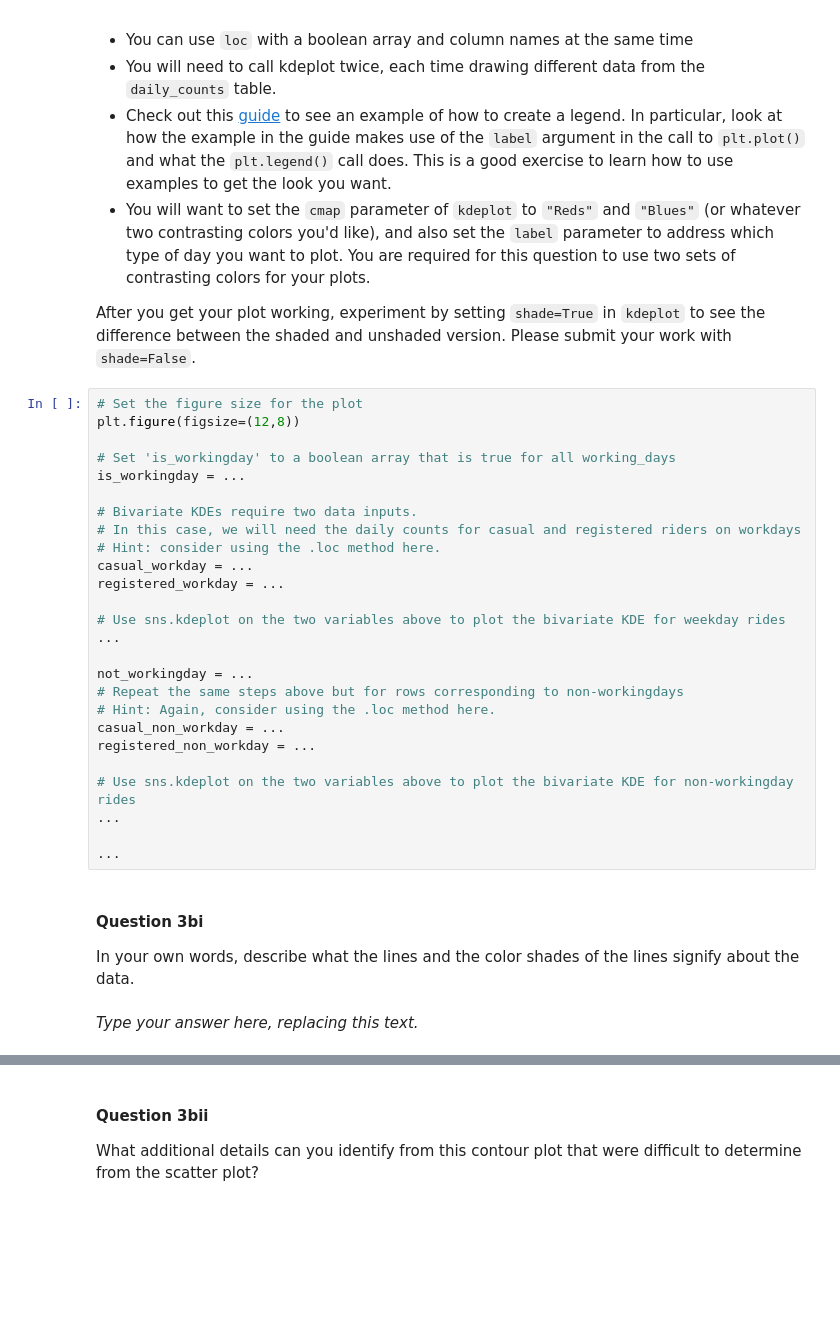
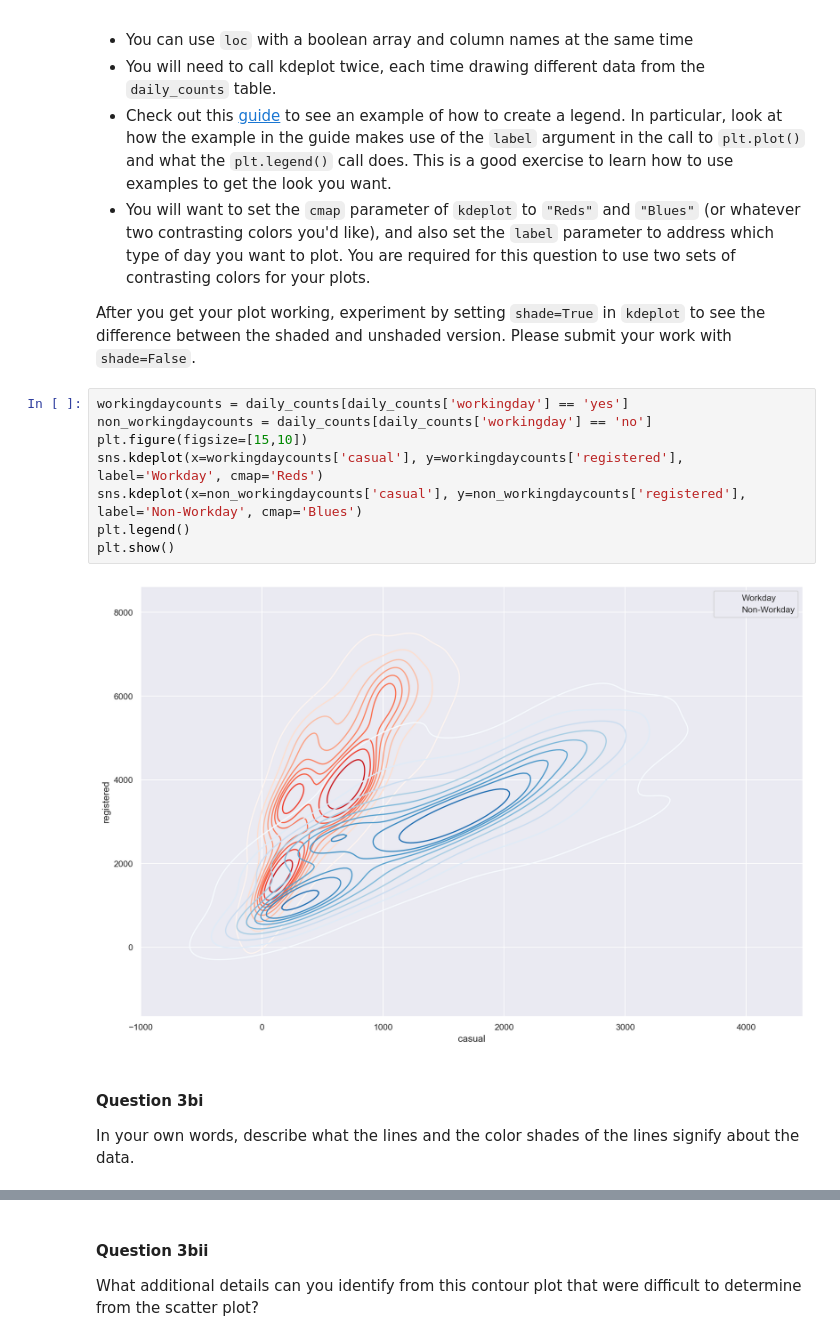
Before and after one commit to yuxin-miao/DS4710, a Jupyter notebook: Homework/hw04.ipynb, the cells around one changed output, grey strips where cells are left out. Drawn from its saved outputs; the diff is of its cells as text; blank space fills up the shorter version.

```diff
--- a/Homework/hw04.ipynb
+++ b/Homework/hw04.ipynb
@@ -335,32 +375,16 @@ name: q3a
 points: 5
 manual: true
 -->
-# %%
-# Set the figure size for the plot
-plt.figure(figsize=(12,8))
-
-# Set 'is_workingday' to a boolean array that is true for all working_days
-is_workingday = ...
-
-# Bivariate KDEs require two data inputs.
-# In this case, we will need the daily counts for casual and registered riders on workdays
-# Hint: consider using the .loc method here.
-casual_workday = ...
-registered_workday = ...
-
-# Use sns.kdeplot on the two variables above to plot the bivariate KDE for weekday rides
-...
-
-not_workingday = ...
-# Repeat the same steps above but for rows corresponding to non-workingdays
-# Hint: Again, consider using the .loc method here.
-casual_non_workday = ...
-registered_non_workday = ...
-
-# Use sns.kdeplot on the two variables above to plot the bivariate KDE for non-workingday rides
-...
-
-...
+# %%
+workingdaycounts = daily_counts[daily_counts['workingday'] == 'yes']
+non_workingdaycounts = daily_counts[daily_counts['workingday'] == 'no']
+plt.figure(figsize=[15,10])
+sns.kdeplot(x=workingdaycounts['casual'], y=workingdaycounts['registered'], label='Workday', cmap='Reds')
+sns.kdeplot(x=non_workingdaycounts['casual'], y=non_workingdaycounts['registered'], label='Non-Workday', cmap='Blues')
+plt.legend()
+plt.show()
+# %% [output]
+[figure, added]
 # %% [markdown]
 <!-- END QUESTION -->
 
@@ -376,5 +400,3 @@ name: q3bi
 points: 1
 manual: true
 -->
-# %% [markdown]
-_Type your answer here, replacing this text._
```
Also changed, not shown: parts of 40 cells of this notebook, 22 other files.
